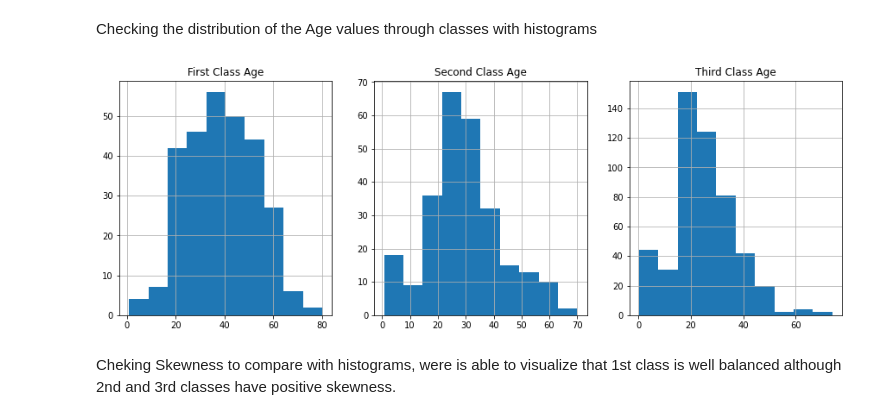
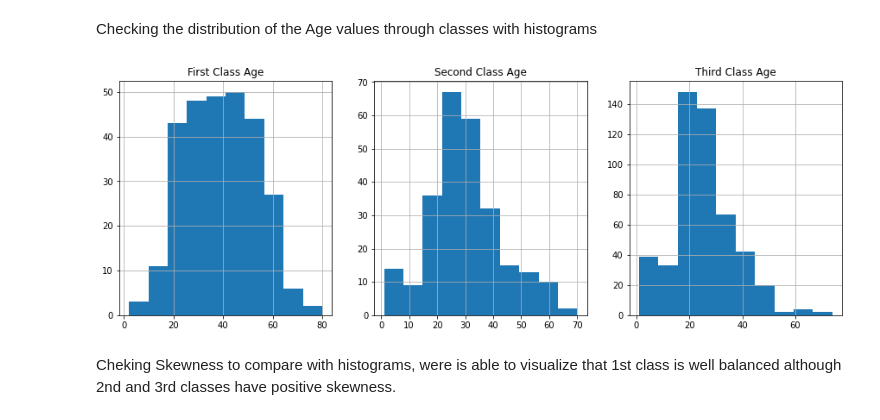
Before and after one commit to ivochula/Data_Science_Portfolio, a Jupyter notebook: Titanic/Titanic.ipynb, the cells around one changed output. Saved outputs shown, nothing was run; the diff lists cells and outputs as text; code cells hidden in the pictures.

```diff
--- a/Titanic/Titanic.ipynb
+++ b/Titanic/Titanic.ipynb
@@ -236,21 +240,24 @@ Checking the distribution of the Age values through classes with histograms
 # %%
 fig, (ax1, ax2, ax3) = plt.subplots(1, 3, figsize=(15, 5))
 
-ax1.hist(df_1st['Age'])
+a = df_1st.loc[df_1st['Age'] >= 1]
+ax1.hist(a['Age'])
 ax1.set_title('First Class Age')
 ax1.grid(True)
 
-ax2.hist(df_2nd['Age'])
+b = df_2nd.loc[df_2nd['Age'] >= 1]
+ax2.hist(b['Age'])
 ax2.set_title('Second Class Age')
 ax2.grid(True)
 
-ax3.hist(df_3rd['Age'])
+c = df_3rd.loc[df_3rd['Age'] >= 1]
+ax3.hist(c['Age'])
 ax3.set_title('Third Class Age')
 ax3.grid(True)
 
 plt.show()
 # %% [output]
-[figure, old version]
+[figure, new version]
 # %% [markdown]
 Cheking Skewness to compare with histograms, were is able to visualize that 1st class is well balanced although 2nd and 3rd classes have positive skewness.
 # %%
```
Also changed, not shown: parts of 21 cells of this notebook.
